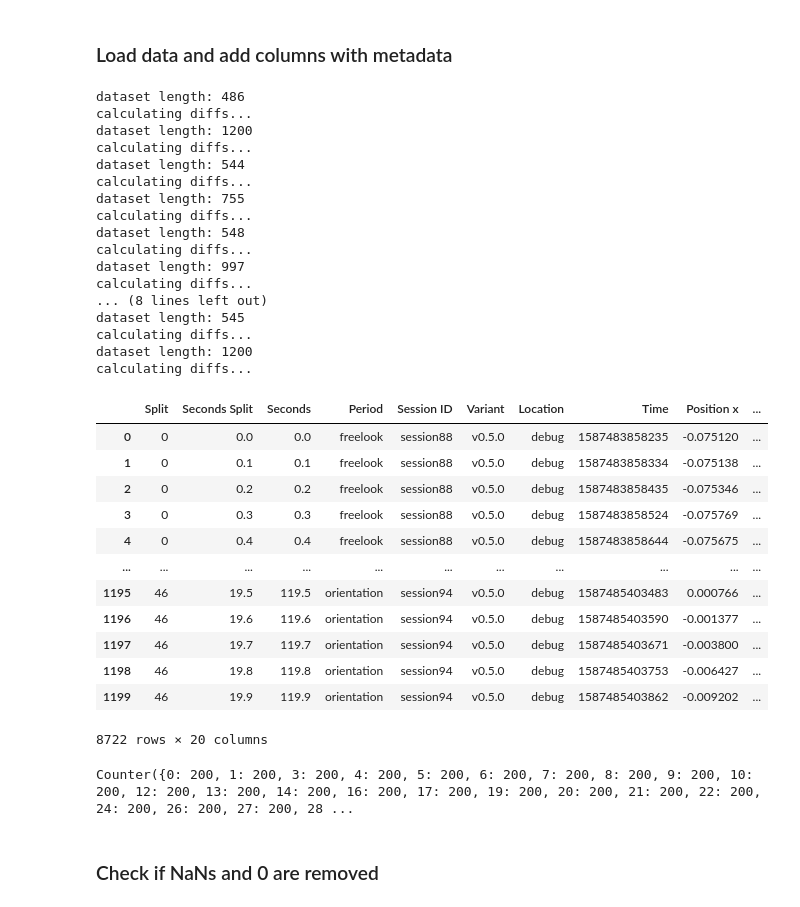
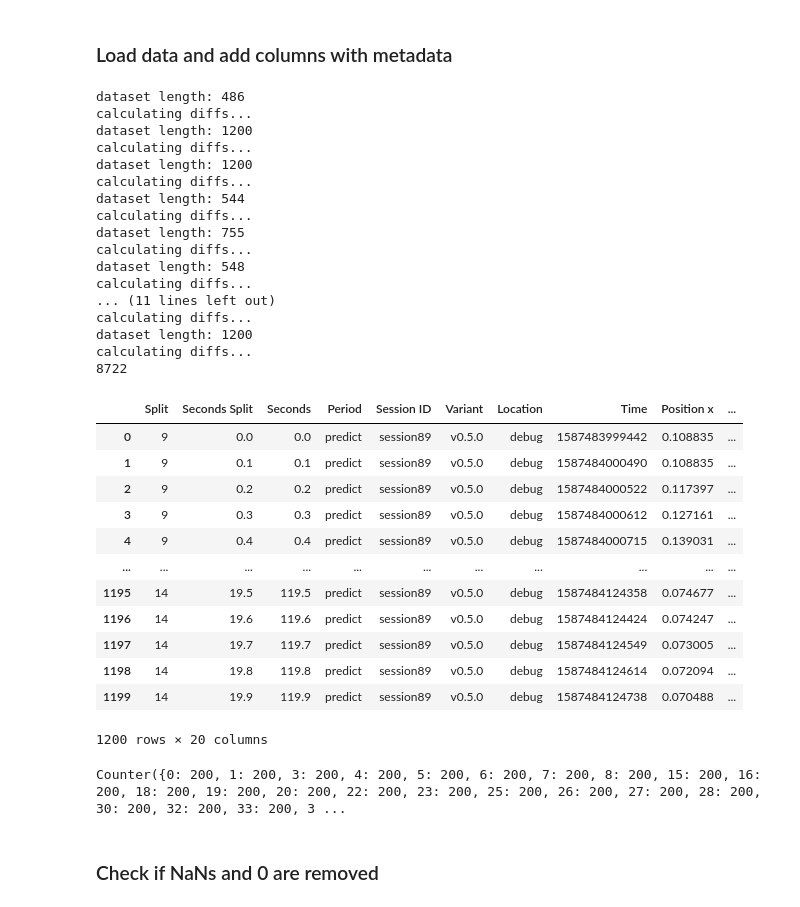
Before and after one commit to boku-ilen/darknet, a Jupyter notebook: _3DOFAnalysis/Study3DOFDataAnalysis_DemoData.ipynb, the cells around one changed output. Cells and saved outputs as stored; diff of their text form; code cells hidden in the pictures.

```diff
--- a/_3DOFAnalysis/Study3DOFDataAnalysis_DemoData.ipynb
+++ b/_3DOFAnalysis/Study3DOFDataAnalysis_DemoData.ipynb
@@ -75,6 +107,7 @@ def calculate_diffs(user_data_temp):
     return user_data_temp
 # %%
 df = pd.DataFrame()
+df_to_predict = pd.DataFrame()
 # data split lenght used for clustering
 split_sec = 200 #20 sec = 20 * 10 rows = 200
 
@@ -130,56 +163,65 @@ for file_path in file_paths:
                 split_start = (i)*split_sec
                 split_end = (i+1)*split_sec
                 if len(user_data.iloc[split_start:split_end]) > 0:
                     #print('create split with the lengt: {}'.format(len(user_data.iloc[split_start:split_end])))
                     user_data.iloc[split_start:split_end, split_loc] = split
                     user_data.iloc[split_start:split_end, seconds_split_loc] = range(0, len(user_data.iloc[split_start:split_end]))
                     user_data.iloc[split_start:split_end, seconds_split_loc] = user_data.iloc[split_start:split_end, seconds_split_loc].apply(lambda row: float(row/10.0))
                     split += 1
 
         # compute angles differences in all three directions
         user_data = calculate_diffs(user_data)
-        if df.empty:
+
+        # save data which period should be predicted separately
+        if user_data['Period'].any() == 'predict':
+            if df_to_predict.empty:
+                df_to_predict = user_data
+            else:
+                df_to_predict = df_to_predict.append(user_data)
+
+        elif df.empty:
             df = user_data
         else:
             df = df.append(user_data)
 
-df
+print(len(df))
+df_to_predict
 # %% [output]
 dataset length: 486
+calculating diffs...
+dataset length: 1200
 calculating diffs...
 dataset length: 1200
 calculating diffs...
 dataset length: 544
 calculating diffs...
 dataset length: 755
 calculating diffs...
 dataset length: 548
 calculating diffs...
-dataset length: 997
-calculating diffs...
-... (8 lines left out)
-dataset length: 545
+... (11 lines left out)
 calculating diffs...
 dataset length: 1200
 calculating diffs...
+8722
 |  | Split | Seconds Split | Seconds | Period | Session ID | Variant | Location | Time | Position x | ... |
-| 0 | 0 | 0.0 | 0.0 | freelook | session88 | v0.5.0 | debug | 1587483858235 | -0.075120 | ... |
-| 1 | 0 | 0.1 | 0.1 | freelook | session88 | v0.5.0 | debug | 1587483858334 | -0.075138 | ... |
-| 2 | 0 | 0.2 | 0.2 | freelook | session88 | v0.5.0 | debug | 1587483858435 | -0.075346 | ... |
-| 3 | 0 | 0.3 | 0.3 | freelook | session88 | v0.5.0 | debug | 1587483858524 | -0.075769 | ... |
-| 4 | 0 | 0.4 | 0.4 | freelook | session88 | v0.5.0 | debug | 1587483858644 | -0.075675 | ... |
+| 0 | 9 | 0.0 | 0.0 | predict | session89 | v0.5.0 | debug | 1587483999442 | 0.108835 | ... |
+| 1 | 9 | 0.1 | 0.1 | predict | session89 | v0.5.0 | debug | 1587484000490 | 0.108835 | ... |
+| 2 | 9 | 0.2 | 0.2 | predict | session89 | v0.5.0 | debug | 1587484000522 | 0.117397 | ... |
+| 3 | 9 | 0.3 | 0.3 | predict | session89 | v0.5.0 | debug | 1587484000612 | 0.127161 | ... |
+| 4 | 9 | 0.4 | 0.4 | predict | session89 | v0.5.0 | debug | 1587484000715 | 0.139031 | ... |
 | ... | ... | ... | ... | ... | ... | ... | ... | ... | ... | ... |
-| 1195 | 46 | 19.5 | 119.5 | orientation | session94 | v0.5.0 | debug | 1587485403483 | 0.000766 | ... |
-| 1196 | 46 | 19.6 | 119.6 | orientation | session94 | v0.5.0 | debug | 1587485403590 | -0.001377 | ... |
-| 1197 | 46 | 19.7 | 119.7 | orientation | session94 | v0.5.0 | debug | 1587485403671 | -0.003800 | ... |
-| 1198 | 46 | 19.8 | 119.8 | orientation | session94 | v0.5.0 | debug | 1587485403753 | -0.006427 | ... |
-| 1199 | 46 | 19.9 | 119.9 | orientation | session94 | v0.5.0 | debug | 1587485403862 | -0.009202 | ... |
+| 1195 | 14 | 19.5 | 119.5 | predict | session89 | v0.5.0 | debug | 1587484124358 | 0.074677 | ... |
+| 1196 | 14 | 19.6 | 119.6 | predict | session89 | v0.5.0 | debug | 1587484124424 | 0.074247 | ... |
+| 1197 | 14 | 19.7 | 119.7 | predict | session89 | v0.5.0 | debug | 1587484124549 | 0.073005 | ... |
+| 1198 | 14 | 19.8 | 119.8 | predict | session89 | v0.5.0 | debug | 1587484124614 | 0.072094 | ... |
+| 1199 | 14 | 19.9 | 119.9 | predict | session89 | v0.5.0 | debug | 1587484124738 | 0.070488 | ... |
-8722 rows × 20 columns
+1200 rows × 20 columns
 # %%
 count_splits = Counter(df['Split'])
 print(count_splits)
 # %% [output]
-Counter({0: 200, 1: 200, 3: 200, 4: 200, 5: 200, 6: 200, 7: 200, 8: 200, 9: 200, 10: 200, 12: 200, 13: 200, 14: 200, 16: 200, 17: 200, 19: 200, 20: 200, 21: 200, 22: 200, 24: 200, 26: 200, 27: 200, 28 ...
+Counter({0: 200, 1: 200, 3: 200, 4: 200, 5: 200, 6: 200, 7: 200, 8: 200, 15: 200, 16: 200, 18: 200, 19: 200, 20: 200, 22: 200, 23: 200, 25: 200, 26: 200, 27: 200, 28: 200, 30: 200, 32: 200, 33: 200, 3 ...
 # %% [markdown]
 ### Check if NaNs and 0 are removed
 # %%
```
Also changed, not shown: parts of 41 cells of this notebook.
